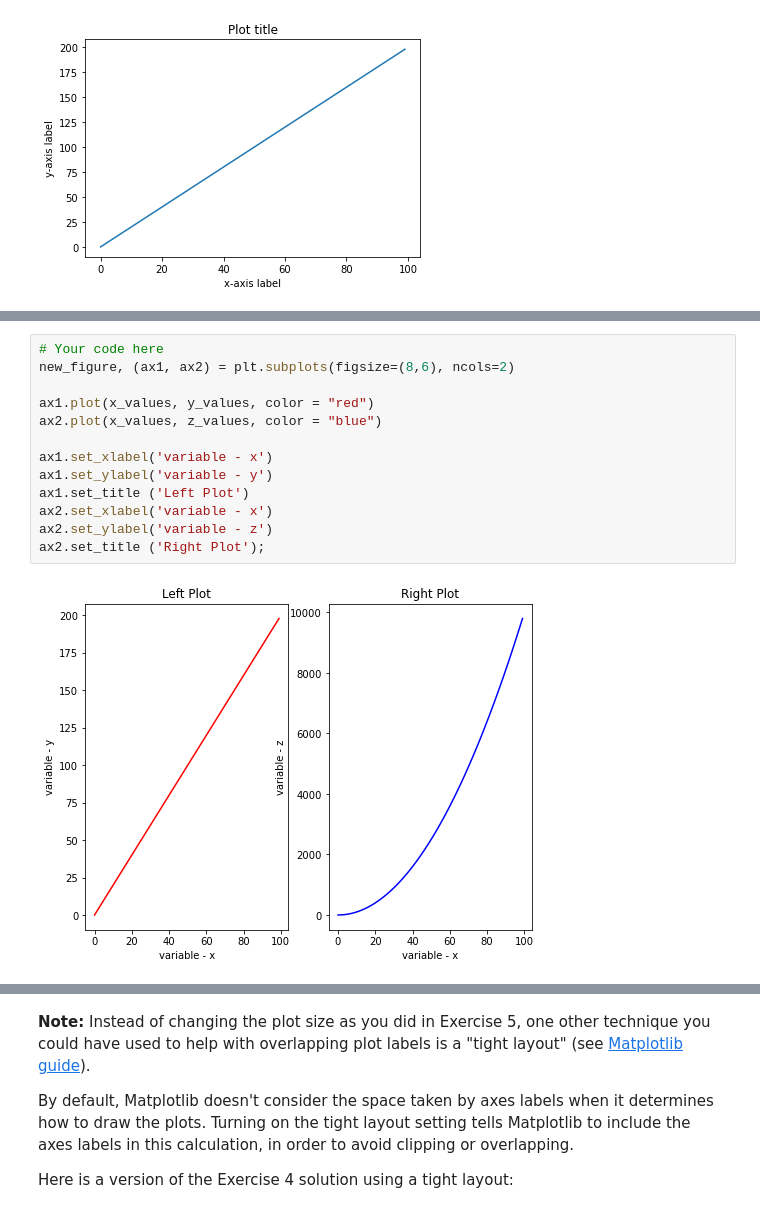
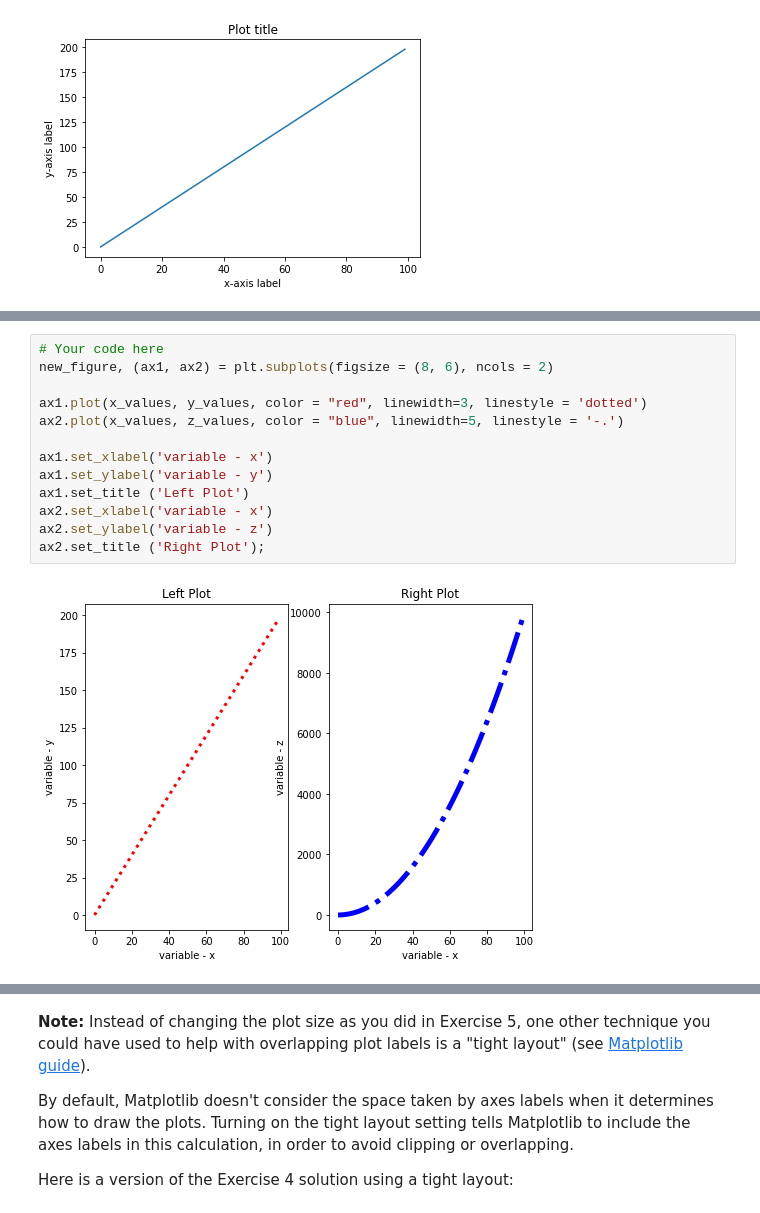
Before and after one commit to Justine-js/dsc-more-practice-with-matplotlib-lab, a Jupyter notebook: index.ipynb, the cells around one changed output, grey strips where cells are left out. Cells and saved outputs as stored; diff of their text form.

```diff
--- a/index.ipynb
+++ b/index.ipynb
@@ -132,19 +143,19 @@ The graph you create should look like this:
 ![two subplots](https://curriculum-content.s3.amazonaws.com/data-science/images/subplots_left_right.png)
 # %%
 # Your code here
-new_figure, (ax1, ax2) = plt.subplots(figsize=(8,6), ncols=2)
+new_figure, (ax1, ax2) = plt.subplots(figsize = (8, 6), ncols = 2)
 
-ax1.plot(x_values, y_values, color = "red")
-ax2.plot(x_values, z_values, color = "blue")
+ax1.plot(x_values, y_values, color = "red", linewidth=3, linestyle = 'dotted')
+ax2.plot(x_values, z_values, color = "blue", linewidth=5, linestyle = '-.')
 
 ax1.set_xlabel('variable - x')
 ax1.set_ylabel('variable - y')
 ax1.set_title ('Left Plot')
 ax2.set_xlabel('variable - x')
 ax2.set_ylabel('variable - z')
 ax2.set_title ('Right Plot');
 # %% [output]
-[figure, old version]
+[figure, new version]
 # %% [markdown]
 ## Exercise 5
 
```
Also changed, not shown: parts of 3 cells of this notebook.
